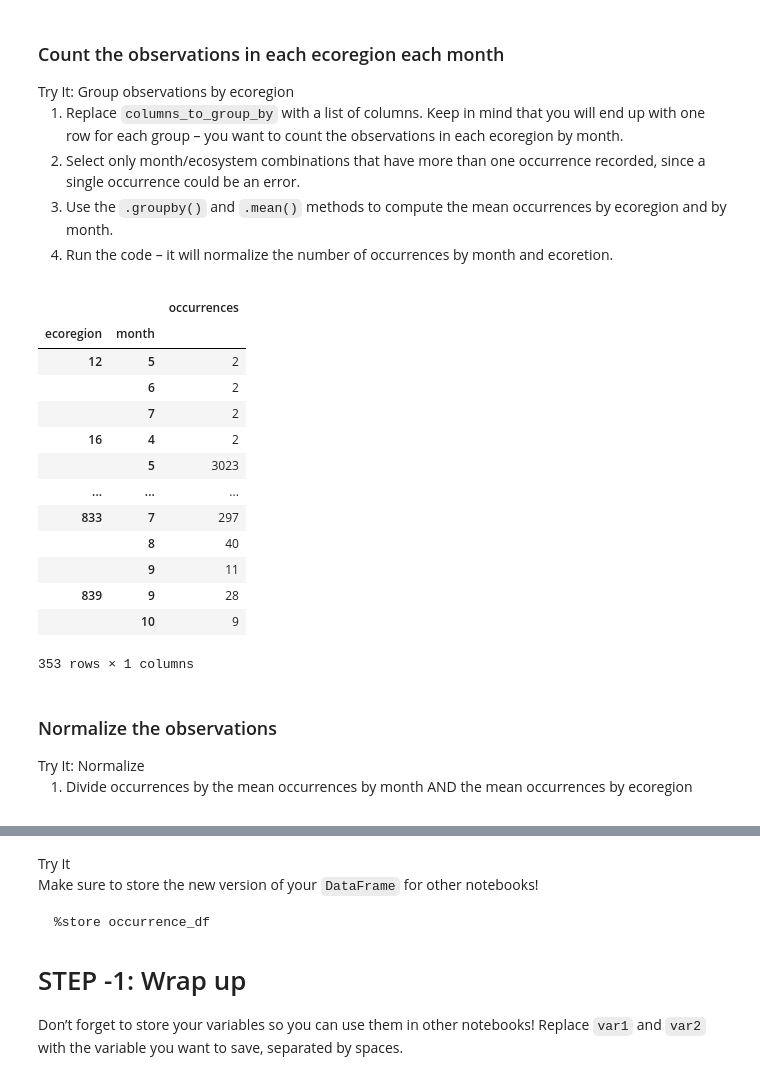
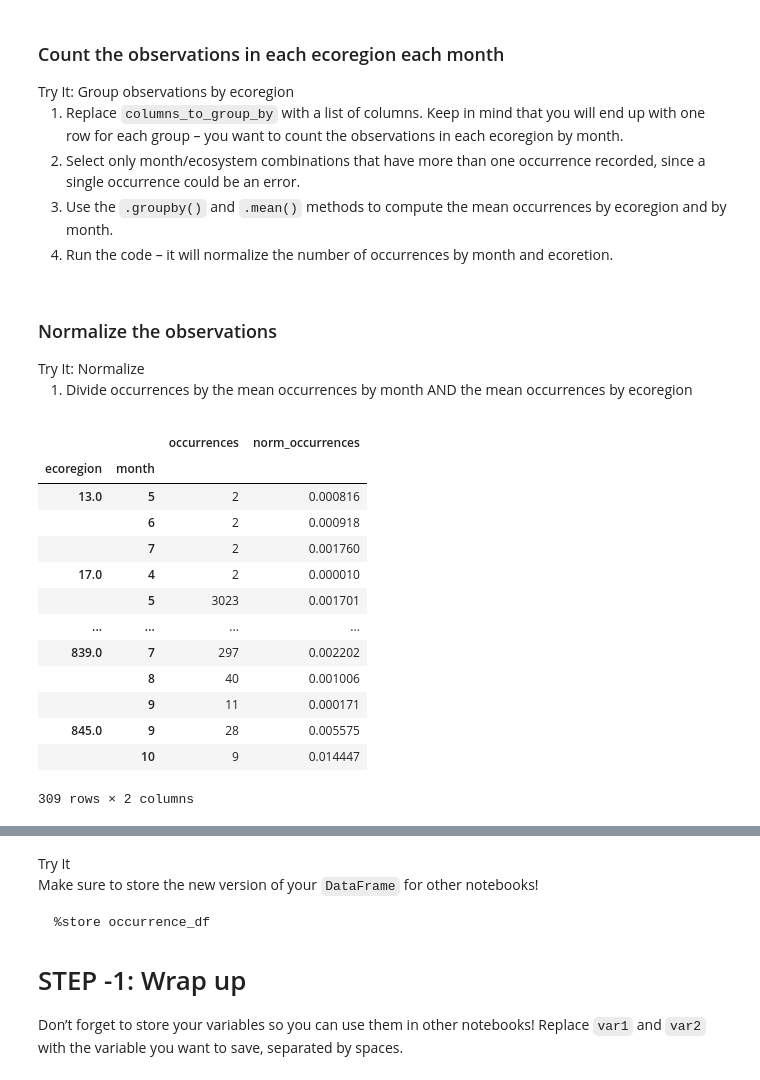
Before and after one commit to earthlab-education/02-migration-rainihelmstadter, a Jupyter notebook: notebooks/migration-32-normalize.ipynb, the cells around one changed output, grey strips where cells are left out. Cells and saved outputs as stored; diff of their text form; code cells hidden in the pictures.

```diff
--- a/notebooks/migration-32-normalize.ipynb
+++ b/notebooks/migration-32-normalize.ipynb
@@ -81,35 +80,28 @@ occurrence_df = (
     # ...count the number of occurrences
     .agg(occurrences=('observation_id', 'count'))
 )
-occurrence_df
-# # Get rid of rare observations (possible misidentification?)
-# occurrence_df = occurrence_df[...]
 
-# # Take the mean by ecoregion
-# mean_occurrences_by_ecoregion = (
-#     occurrence_df
-#     ...
-# )
-# # Take the mean by month
-# mean_occurrences_by_month = (
-#     occurrence_df
-#     ...
-# )
+# Get rid of rare observations (possible misidentification?)
+occurrence_df = occurrence_df[occurrence_df.occurrences > 1]
+
+
+# Take the mean by ecoregion
+mean_occurrences_by_ecoregion = (
+    occurrence_df
+    .groupby('ecoregion')
+    .mean()
+)
+# Take the mean by month
+mean_occurrences_by_month = (
+    occurrence_df
+    .groupby('month')
+    .mean()
+)
+
+# Call each variable to check that everything worked
+# (run the cell twice, commenting out a different variable each time)
+#mean_occurrences_by_ecoregion
+#mean_occurrences_by_month
-# %% [output]
-|  |  | occurrences |
-| ecoregion | month |  |
-| 12 | 5 | 2 |
-|  | 6 | 2 |
-|  | 7 | 2 |
-| 16 | 4 | 2 |
-|  | 5 | 3023 |
-| ... | ... | ... |
-| 833 | 7 | 297 |
-|  | 8 | 40 |
-|  | 9 | 11 |
-| 839 | 9 | 28 |
-|  | 10 | 9 |
-353 rows × 1 columns
 # %% [markdown]
 ### Normalize the observations
 
@@ -120,7 +112,25 @@ occurrences by ecoregion</li>
 # %%
 # Normalize by space and time for sampling effort
 occurrence_df['norm_occurrences'] = (
     occurrence_df
-    ...
+    # Divide by ecoregion and month. This is minimizing effects of seasonality
+    # (cold, no one going out) or population (no one taking obs) bias
+    / mean_occurrences_by_ecoregion
+    / mean_occurrences_by_month
 )
 occurrence_df
+# %% [output]
+|  |  | occurrences | norm_occurrences |
+| ecoregion | month |  |  |
+| 13.0 | 5 | 2 | 0.000816 |
+|  | 6 | 2 | 0.000918 |
+|  | 7 | 2 | 0.001760 |
+| 17.0 | 4 | 2 | 0.000010 |
+|  | 5 | 3023 | 0.001701 |
+| ... | ... | ... | ... |
+| 839.0 | 7 | 297 | 0.002202 |
+|  | 8 | 40 | 0.001006 |
+|  | 9 | 11 | 0.000171 |
+| 845.0 | 9 | 28 | 0.005575 |
+|  | 10 | 9 | 0.014447 |
+309 rows × 2 columns
```
Also changed, not shown: parts of 3 cells of this notebook.
